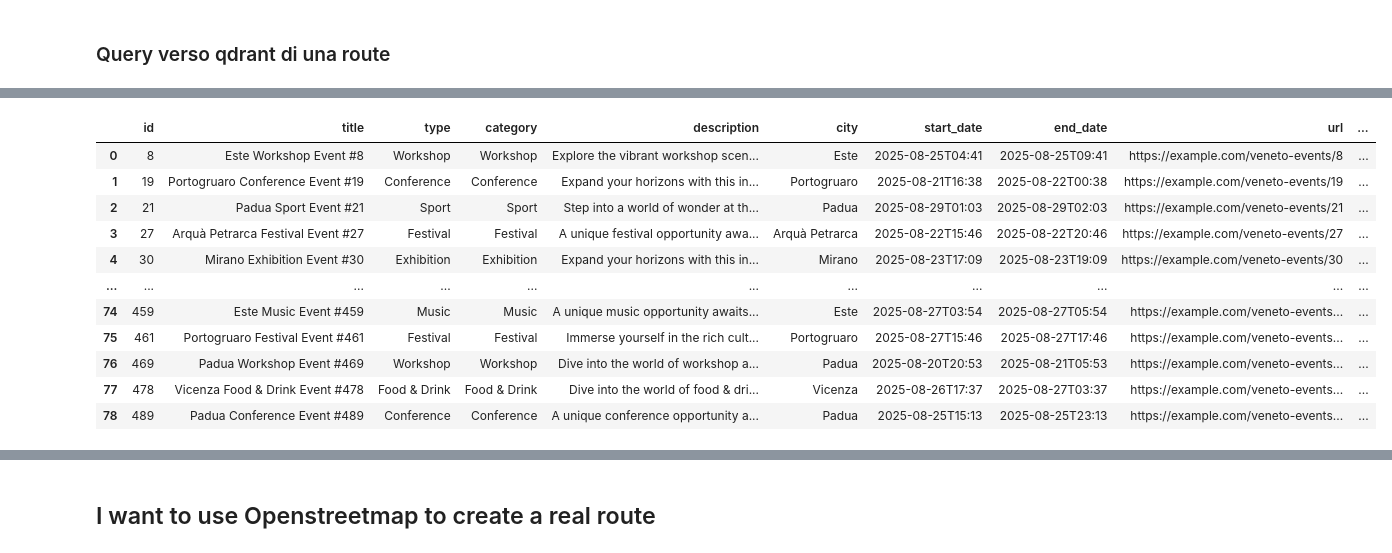
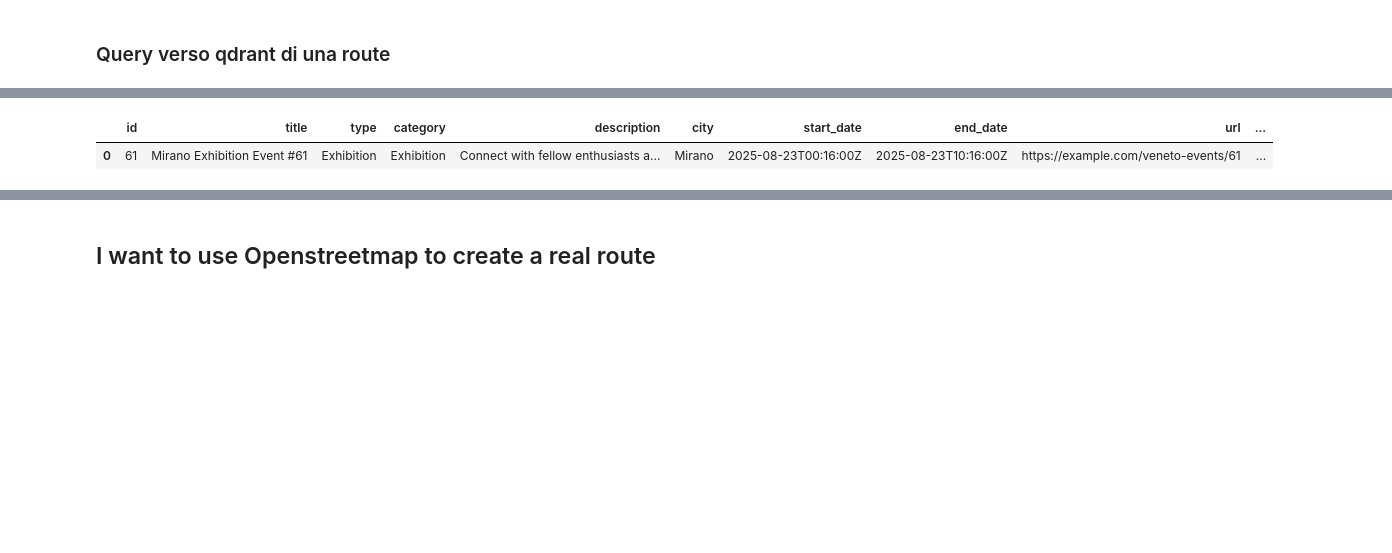
Before and after one commit to tatankam/eventmap, a Jupyter notebook: notebooks/Eventbrite.ipynb, the cells around one changed output, grey strips where cells are left out. Cells and saved outputs as stored; diff of their text form; code cells hidden in the pictures; blank space fills up the shorter version.

```diff
--- a/notebooks/Eventbrite.ipynb
+++ b/notebooks/Eventbrite.ipynb
@@ -85,7 +85,7 @@ from dotenv import load_dotenv
 from qdrant_client import QdrantClient
 from qdrant_client.http.models import PointStruct, VectorParams, Distance
 
-load_dotenv(dotenv_path="../superlinked/.env")
+load_dotenv(dotenv_path="../../event_map/.env")
 
 QDRANT_URL = os.getenv("QDRANT_URL")
 QDRANT_API_KEY = os.getenv("QDRANT_API_KEY")
@@ -99,8 +99,8 @@ client = QdrantClient(
 # 1. Define your route (lon, lat)
 #route_coords = [(11.546699, 45.545932), (11.8834455, 45.4077172)]
 route_coords = [
-    (11.546698, 45.545932),     # Vicenza
-    (11.6603917, 45.2254915),   # Este
+    #(11.546698, 45.545932),     # Vicenza
+    #(11.6603917, 45.2254915),   # Este
     (11.8734458, 45.4077173),   # Padua
     (12.84052, 45.78071)        # Portogruaro
 ]
@@ -122,10 +122,19 @@ polygon_coords_qdrant = [{"lon": lon, "lat": lat} for lon, lat in polygon_coords
 # 5. Connect to Qdrant
 
 # 6. Build geo filter for Qdrant using GeoLineString wrapper for exterior
+
+
+from qdrant_client.http import models as qmodels
+
+startinputdate = "2025-08-23T10:04:00Z"
+endinputdate = "2025-08-23T10:19:00Z"
+
+
+
 geo_filter = qmodels.Filter(
     must=[
         qmodels.FieldCondition(
-            key="location",  # or "geo" if that is your geo field name
+            key="location",
             geo_polygon=qmodels.GeoPolygon(
                 exterior=qmodels.GeoLineString(points=polygon_coords_qdrant)
             )
@@ -133,32 +142,65 @@ geo_filter = qmodels.Filter(
     ]
 )
 
+# Date filters for start_date and end_date inside input range
+start_date_filter = qmodels.Filter(
+    must=[
+        qmodels.FieldCondition(
+            key="start_date",
+            range=qmodels.DatetimeRange(
+            gte=startinputdate,
+            lte=endinputdate,
+            )
+        )
+    ]
+)
+
+# Date filters for start_date and end_date inside input range
+end_date_filter = qmodels.Filter(
+    must=[
+        qmodels.FieldCondition(
+            key="end_date",
+            range=qmodels.DatetimeRange(
+            gte=startinputdate,
+            lte=endinputdate,
+            )
+        )
+    ]
+)
+
+
+
+# Combine date filters with OR
+date_filter = qmodels.Filter(
+    should=[
+        start_date_filter,
+        end_date_filter
+    ],
+    #min_should_match=1
+)
+
+# Final combined filter: must be inside geo polygon AND start_date OR end_date in range
+final_filter = qmodels.Filter(
+    must=[
+        geo_filter,
+        date_filter
+    ]
+)
+
+
+
 # 7. Query Qdrant (returns points inside the polygon)
 results = client.query_points(
     collection_name="veneto_events",
     limit=100,
-    query_filter=geo_filter,   # your qmodels.Filter instance
+    query_filter=final_filter,#start_date_filter,#geo_filter,   # your qmodels.Filter instance
     with_payload=True          # include full payload in results
 )
 #print(results)
 # 8. Print results
 import pandas as pd
 
-# Prepare a list of dictionaries from the query results
-# data = []
-# for point in results.points:
-#     data.append({
-#         "title": point.payload.get("title"),
-#         "description": point.payload.get("description"),
-#         "latitude": point.payload.get("location", {}).get("lat"),
-#         "longitude": point.payload.get("location", {}).get("lon")
-#     })
 
-# # Create a DataFrame
-# df = pd.DataFrame(data)
-
-# # Show the results
-# df
 
 print(f"polygon con buffer",polygon_coords_qdrant)
 
@@ -175,12 +217,2 @@ polygon con buffer [{'lon': 11.664791273307147, 'lat': 45.239221504665664}, {'lo
 |  | id | title | type | category | description | city | start_date | end_date | url | ... |
-| 0 | 8 | Este Workshop Event #8 | Workshop | Workshop | Explore the vibrant workshop scen... | Este | 2025-08-25T04:41 | 2025-08-25T09:41 | https://example.com/veneto-events/8 | ... |
-| 1 | 19 | Portogruaro Conference Event #19 | Conference | Conference | Expand your horizons with this in... | Portogruaro | 2025-08-21T16:38 | 2025-08-22T00:38 | https://example.com/veneto-events/19 | ... |
-| 2 | 21 | Padua Sport Event #21 | Sport | Sport | Step into a world of wonder at th... | Padua | 2025-08-29T01:03 | 2025-08-29T02:03 | https://example.com/veneto-events/21 | ... |
-| 3 | 27 | Arquà Petrarca Festival Event #27 | Festival | Festival | A unique festival opportunity awa... | Arquà Petrarca | 2025-08-22T15:46 | 2025-08-22T20:46 | https://example.com/veneto-events/27 | ... |
-| 4 | 30 | Mirano Exhibition Event #30 | Exhibition | Exhibition | Expand your horizons with this in... | Mirano | 2025-08-23T17:09 | 2025-08-23T19:09 | https://example.com/veneto-events/30 | ... |
-| ... | ... | ... | ... | ... | ... | ... | ... | ... | ... | ... |
-| 74 | 459 | Este Music Event #459 | Music | Music | A unique music opportunity awaits... | Este | 2025-08-27T03:54 | 2025-08-27T05:54 | https://example.com/veneto-events... | ... |
-| 75 | 461 | Portogruaro Festival Event #461 | Festival | Festival | Immerse yourself in the rich cult... | Portogruaro | 2025-08-27T15:46 | 2025-08-27T17:46 | https://example.com/veneto-events... | ... |
-| 76 | 469 | Padua Workshop Event #469 | Workshop | Workshop | Dive into the world of workshop a... | Padua | 2025-08-20T20:53 | 2025-08-21T05:53 | https://example.com/veneto-events... | ... |
-| 77 | 478 | Vicenza Food & Drink Event #478 | Food & Drink | Food & Drink | Dive into the world of food & dri... | Vicenza | 2025-08-26T17:37 | 2025-08-27T03:37 | https://example.com/veneto-events... | ... |
-| 78 | 489 | Padua Conference Event #489 | Conference | Conference | A unique conference opportunity a... | Padua | 2025-08-25T15:13 | 2025-08-25T23:13 | https://example.com/veneto-events... | ... |
+| 0 | 61 | Mirano Exhibition Event #61 | Exhibition | Exhibition | Connect with fellow enthusiasts a... | Mirano | 2025-08-23T00:16:00Z | 2025-08-23T10:16:00Z | https://example.com/veneto-events/61 | ... |
```
Also changed, not shown: parts of 10 cells of this notebook, 6 other files.
